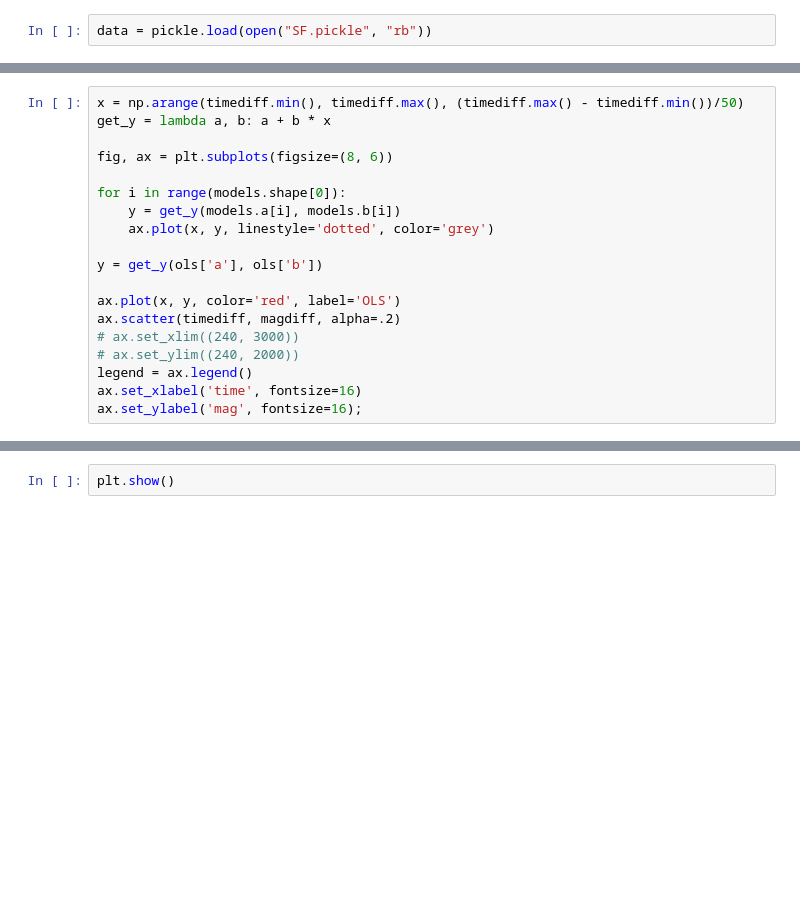
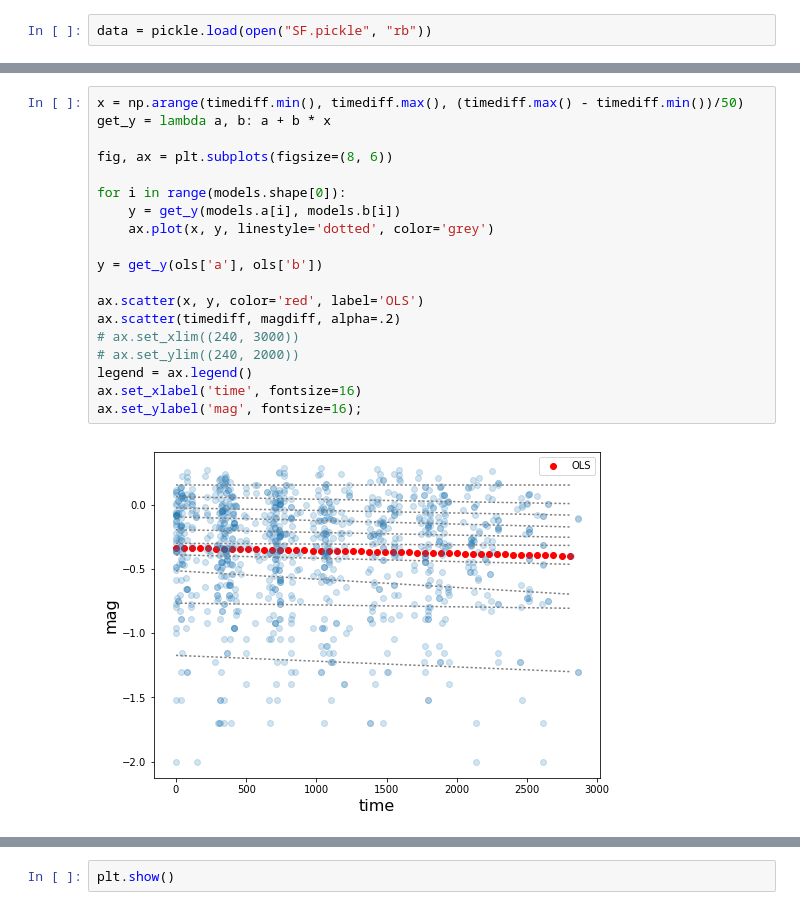
Before and after one commit to Adrian-Markelov/Blazar-CV-Classification, a Jupyter notebook: quantile.py.ipynb, the cells around one changed output, grey strips where cells are left out. Drawn from its saved outputs; the diff is of its cells as text; blank space fills up the shorter version.

```diff
--- a/quantile.py.ipynb
+++ b/quantile.py.ipynb
@@ -74,19 +75,21 @@ print(ols)
 # %%
 x = np.arange(timediff.min(), timediff.max(), (timediff.max() - timediff.min())/50)
 get_y = lambda a, b: a + b * x
 
 fig, ax = plt.subplots(figsize=(8, 6))
 
 for i in range(models.shape[0]):
     y = get_y(models.a[i], models.b[i])
     ax.plot(x, y, linestyle='dotted', color='grey')
 
 y = get_y(ols['a'], ols['b'])
 
-ax.plot(x, y, color='red', label='OLS')
+ax.scatter(x, y, color='red', label='OLS')
 ax.scatter(timediff, magdiff, alpha=.2)
 # ax.set_xlim((240, 3000))
 # ax.set_ylim((240, 2000))
 legend = ax.legend()
 ax.set_xlabel('time', fontsize=16)
 ax.set_ylabel('mag', fontsize=16);
+# %% [output]
+[figure, added]
```
Also changed, not shown: parts of 4 cells of this notebook.
